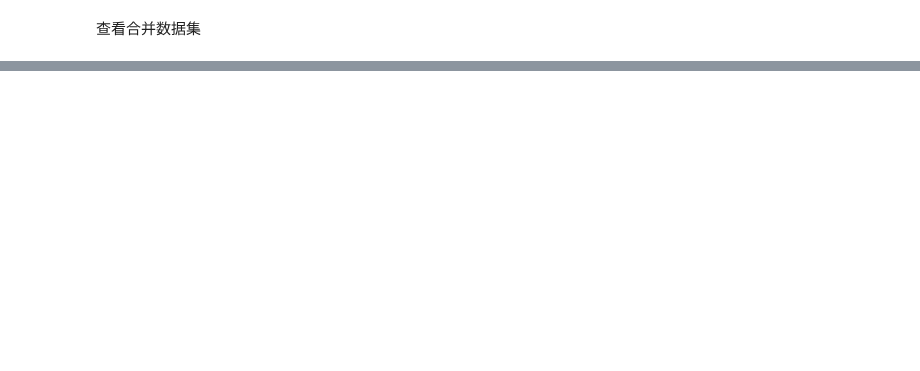
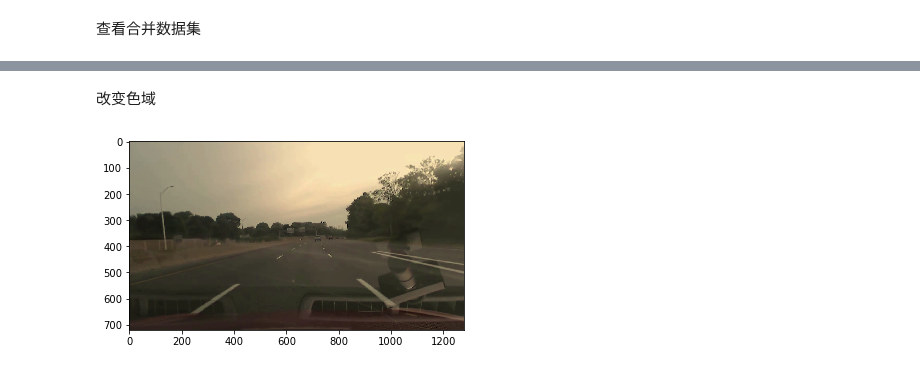
Before and after one commit to gdefenser/MyUdacity, a Jupyter notebook: CourseProjects/MLA_P7_DeepTesla/code.ipynb, the cells around one changed output, grey strips where cells are left out. Drawn from its saved outputs; the diff is of its cells as text; code cells hidden in the pictures; blank space fills up the shorter version.

```diff
--- a/CourseProjects/MLA_P7_DeepTesla/code.ipynb
+++ b/CourseProjects/MLA_P7_DeepTesla/code.ipynb
@@ -68,0 +98,14 @@ Distribution
+# %% [markdown]
+改变色域
+# %%
+def change_color_space(img):
+    img = cv2.cvtColor(img, cv2.COLOR_BGR2HSV)
+    img = cv2.cvtColor(img, cv2.COLOR_HSV2RGB)
+    img[:, :, 2] = img[:, :, 2] *np.random.uniform(0.1,1)
+    return img
+
+sample_img=cv2.imread('./deep_tesla/images/img/frame_1173.jpg',cv2.IMREAD_COLOR)
+sample_img=change_color_space(sample_img)
+show_img(sample_img)
+# %% [output]
+[figure, added]
```
Also changed, not shown: parts of 8 cells of this notebook, 1 other file.
